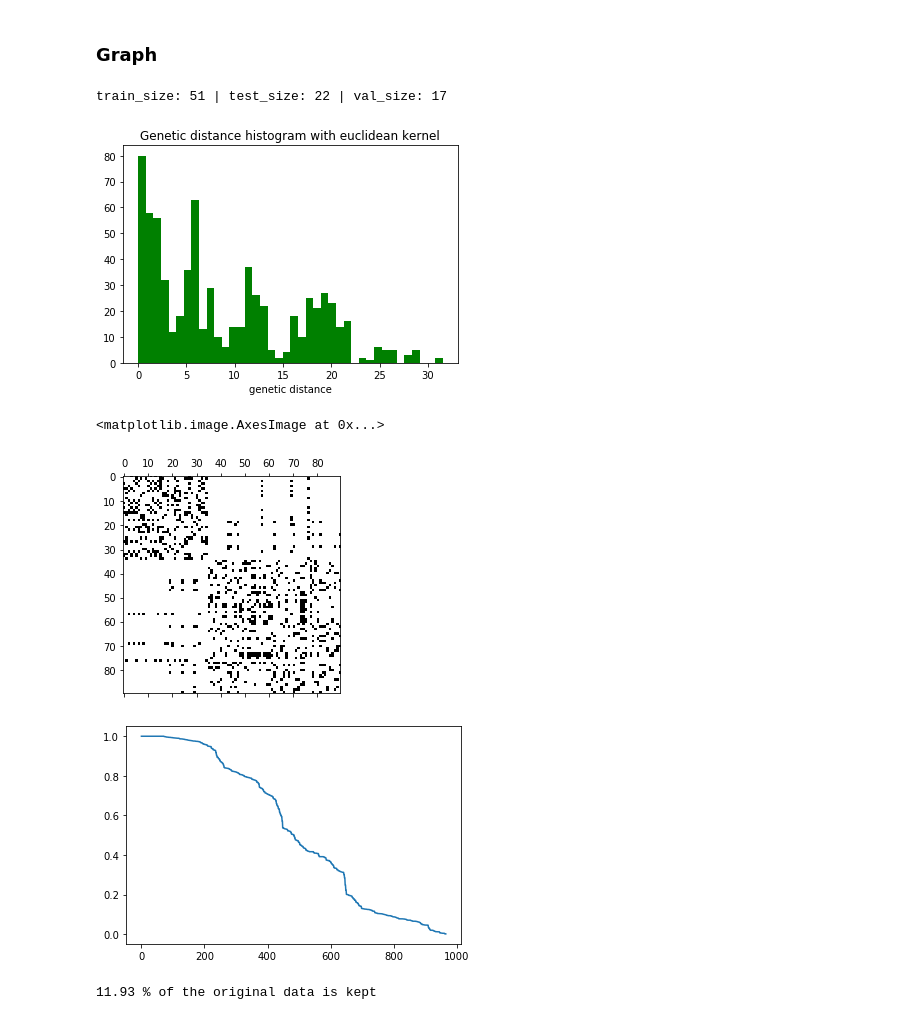
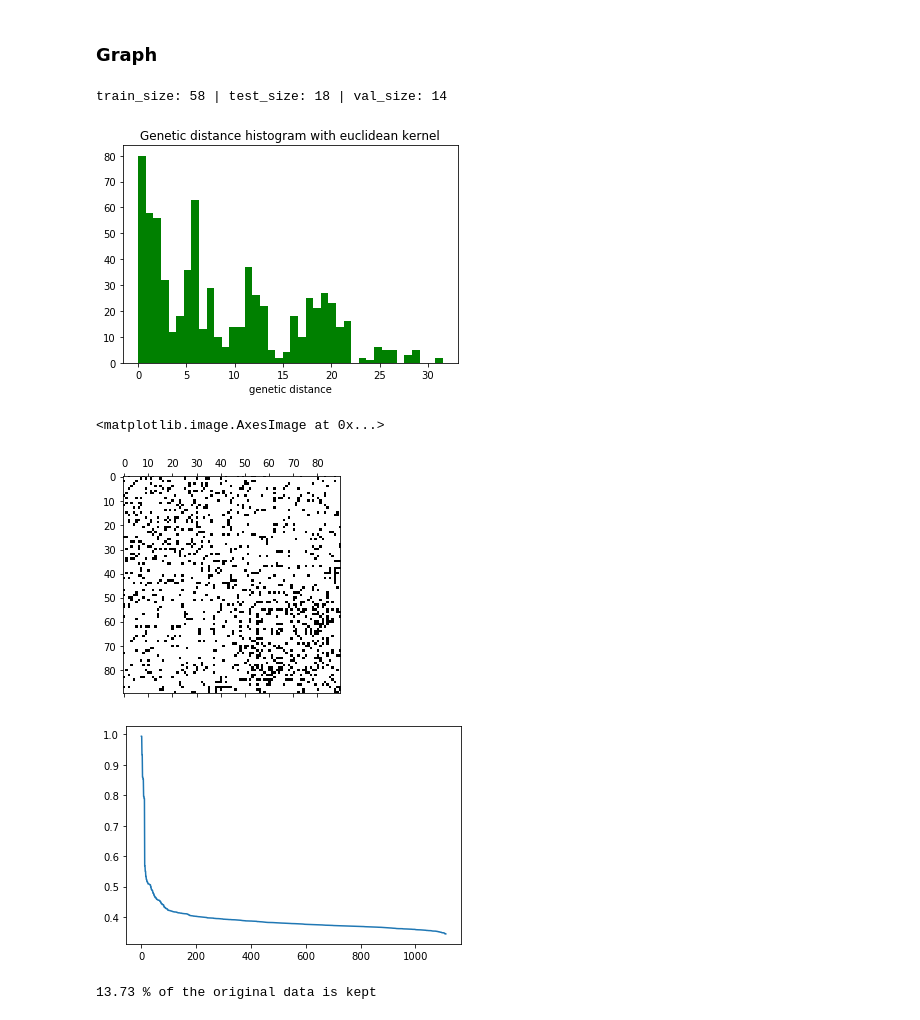
Before and after one commit to raphaelreiss/Network_tour_of_mice_genetics, a Jupyter notebook: NTDS_MICE_GENETICS.ipynb, the cells around one changed output. Drawn from its saved outputs; the diff is of its cells as text; code cells hidden in the pictures.

```diff
--- a/NTDS_MICE_GENETICS.ipynb
+++ b/NTDS_MICE_GENETICS.ipynb
@@ -264,6 +264,9 @@ y = pheno.loc["X62"].dropna()
 
 #categorical label
 y_cat = pd.get_dummies(y)
+# %%
+#to build adjacency matrix
+genotype_df = geno.loc[:,y.index].T
 # %%
 expression.drop(['B6D2F1', 'D2B6F1', 'C57BL.6J', 'DBA.2J'], axis=1, inplace=True)
 # %%
@@ -509,10 +535,20 @@ from dgl import DGLGraph
 # %%
 #Select dataset and create mask for train/teat/validation
-dataset, labels = subsets_[0], y_cat
+subset = subsets_[0] #RF
+
+mm = MinMaxScaler()
+norm_subset = mm.fit_transform(subset)
+features, labels = torch.tensor(norm_subset), torch.LongTensor(y_cat.values)
+labels = np.argmax(labels,axis=1)
+
+#cora test
+#features = torch.tensor(datatest)
+#labels = torch.LongTensor(coralabels)
+#print(features.shape,labels.shape)
 
 # Split the data into train / test / validation
-test_p = 0.25
-val_p = 0.25
+test_p = 0.20
+val_p = 0.20
 test_size = int(len(labels)*test_p)
 val_size = int((len(labels) - test_size) * val_p)
 random_idx = th.randperm(len(labels))
@@ -530,27 +566,30 @@ val_mask = not_test_mask[train_random_idx[:val_size]]
 
 print("train_size: %i | test_size: %i | val_size: %i" % (len(labels) - test_size - val_size, test_size, val_size))
 # %% [output]
-train_size: 51 | test_size: 22 | val_size: 17
+train_size: 58 | test_size: 18 | val_size: 14
 # %%
-#build adjacency of subset RF
+#build adjacency based on genetic strains
 
-RF_dist, idx = distance_scipy_spatial(subsets_[0], k=8, metric='euclidean')
-weighted_adj = adjacency(RF_dist, idx)
+genetic_distance_w, idx = distance_scipy_spatial(genotype_df.values, k=10, metric='euclidean')
+weighted_adj = adjacency(genetic_distance_w, idx)
+
+#RF_dist, idx = distance_scipy_spatial(subsets_[0], k=8, metric='euclidean')
+#weighted_adj = adjacency(RF_dist, idx)
 # Plot the genetic strains distance histogram
 ax = plt.subplot()
 plt.title("Genetic distance histogram with euclidean kernel")
 plt.xlabel("genetic distance")
 plt.hist(RF_dist.flatten(), bins=40, color='g')
 plt.show()
 plt.spy(weighted_adj.todense())
 # %% [output]
 [figure]
 <matplotlib.image.AxesImage at 0x...>
-[figure, old version]
+[figure, new version]
 # %%
 plot_distrib(weighted_adj.toarray())
 plt.show()
 print_remaining_data(weighted_adj.toarray())
 # %% [output]
-[figure, old version]
+[figure, new version]
-11.93 % of the original data is kept
+13.73 % of the original data is kept
```
Also changed, not shown: parts of 13 cells of this notebook.
